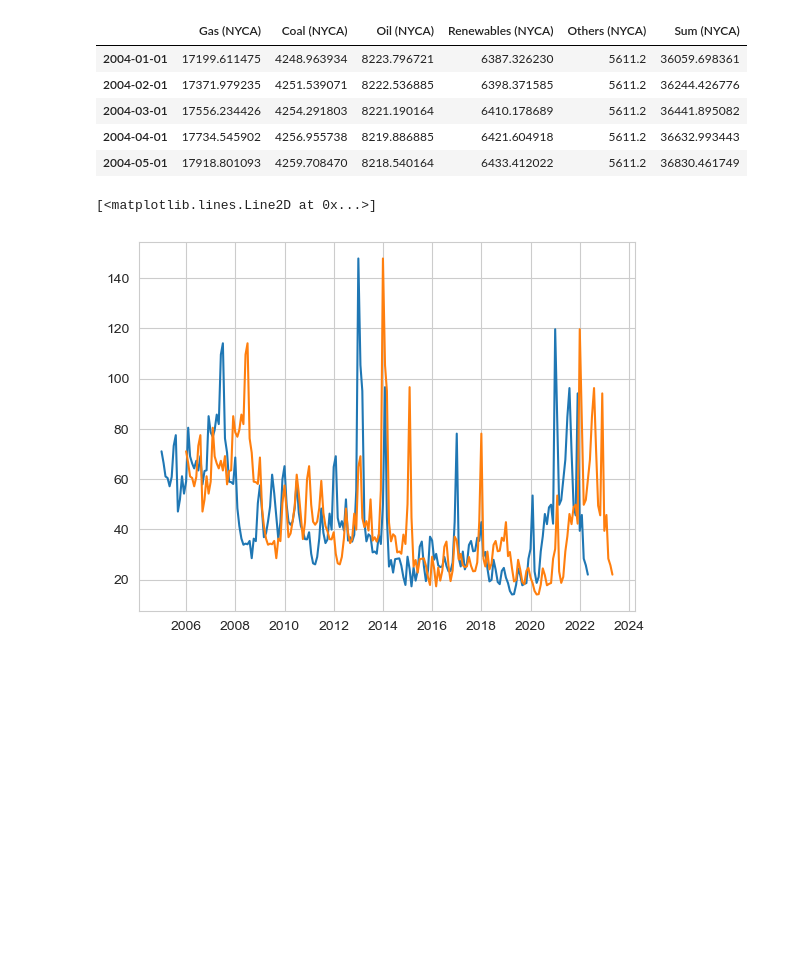
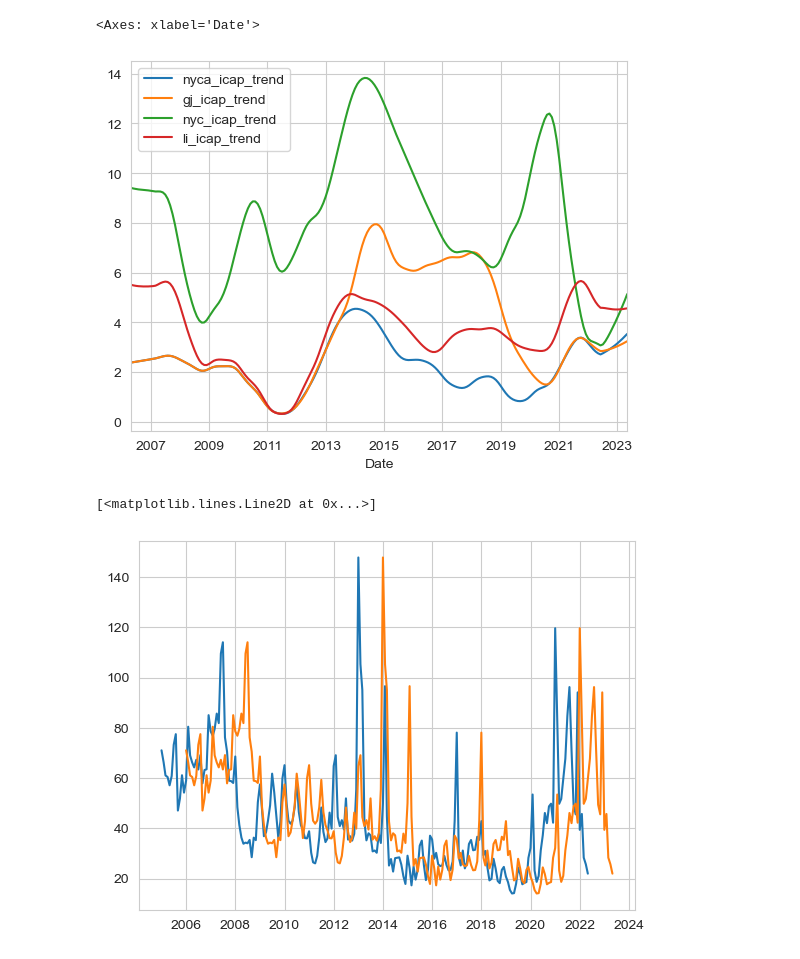
Before and after one commit to borvendegmate/tum_power_system_economics, a Jupyter notebook: code/regression_for_all_localities.ipynb, the cells around one changed output. Cells and saved outputs as stored; diff of their text form; code cells hidden in the pictures; blank space fills up the shorter version.

```diff
--- a/code/regression_for_all_localities.ipynb
+++ b/code/regression_for_all_localities.ipynb
@@ -43,3 +61,8 @@ cap.columns = ['nyca_icap', 'gj_icap', 'nyc_icap', 'li_icap']
+# %%
+trends.plot()
+# %% [output]
+<Axes: xlabel='Date'>
+[figure, added]
 # %%
 locs = ['GJ', 'LI', 'NYC']
 
@@ -64,15 +87,6 @@ gen['NYCA'] = (gen['NYCA']
 oidx = gen['NYCA'].index
 nidx = pd.date_range(oidx.min(), oidx.max(), freq = 'M')
 gen['NYCA'] = gen['NYCA'].reindex(oidx.union(nidx)).interpolate('index').reindex(nidx).shift(periods=-1, freq="m").shift(periods=1, freq="d")
-# %%
-gen['NYCA'].head()
-# %% [output]
-|  | Gas (NYCA) | Coal (NYCA) | Oil (NYCA) | Renewables (NYCA) | Others (NYCA) | Sum (NYCA) |
-| 2004-01-01 | 17199.611475 | 4248.963934 | 8223.796721 | 6387.326230 | 5611.2 | 36059.698361 |
-| 2004-02-01 | 17371.979235 | 4251.539071 | 8222.536885 | 6398.371585 | 5611.2 | 36244.426776 |
-| 2004-03-01 | 17556.234426 | 4254.291803 | 8221.190164 | 6410.178689 | 5611.2 | 36441.895082 |
-| 2004-04-01 | 17734.545902 | 4256.955738 | 8219.886885 | 6421.604918 | 5611.2 | 36632.993443 |
-| 2004-05-01 | 17918.801093 | 4259.708470 | 8218.540164 | 6433.412022 | 5611.2 | 36830.461749 |
 # %%
 # calculate sum of generating capacity excluding natural gas power plants
 locs = ['GJ', 'LI', 'NYC', 'NYCA']
```
Also changed, not shown: parts of 18 cells of this notebook.
